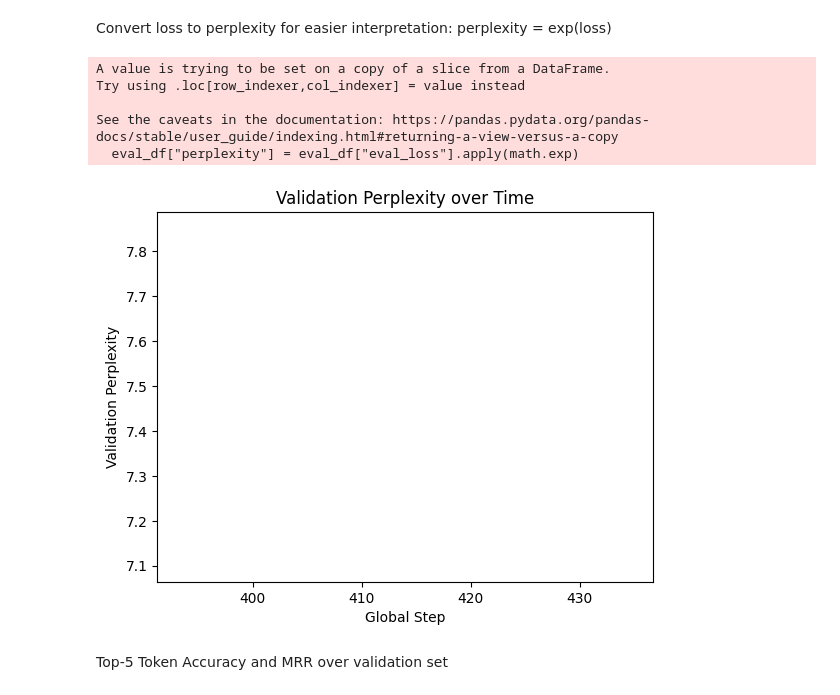
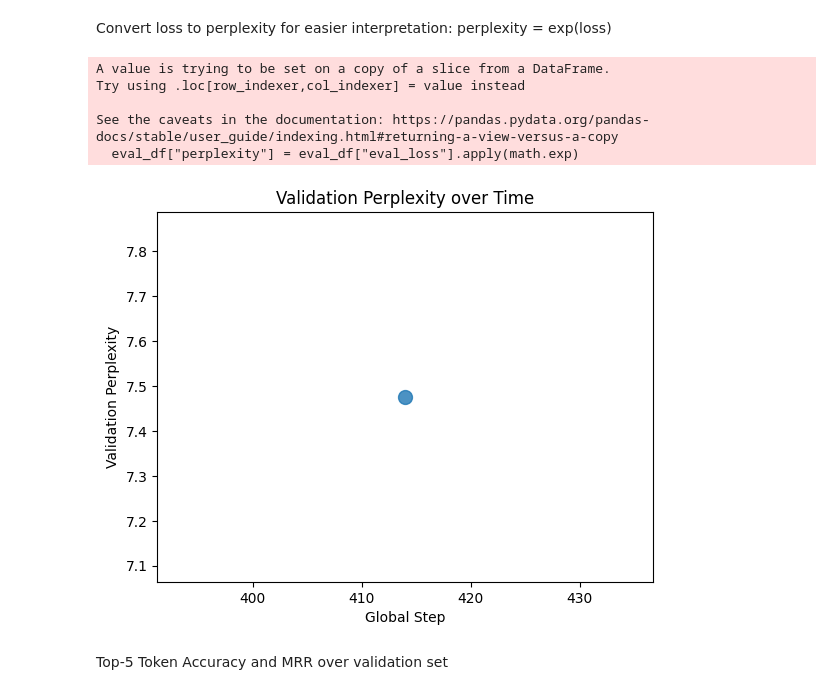
Before and after one commit to zfir-dev/TypeScriptMate-Training, a Jupyter notebook: TS Files to Transformer Model.ipynb, the cells around one changed output. Cells and saved outputs as stored; diff of their text form; code cells hidden in the pictures.

```diff
--- a/TS Files to Transformer Model.ipynb
+++ b/TS Files to Transformer Model.ipynb
@@ -424,18 +430,24 @@ plt.show()
 Convert loss to perplexity for easier interpretation: perplexity = exp(loss)
 # %%
 eval_df["perplexity"] = eval_df["eval_loss"].apply(math.exp)
-plt.plot(eval_df["step"], eval_df["perplexity"])
+plt.figure()
+plt.scatter(
+    eval_df["step"],
+    eval_df["perplexity"],
+    s=100,
+    alpha=0.8
+)
 plt.xlabel("Global Step")
 plt.ylabel("Validation Perplexity")
 plt.title("Validation Perplexity over Time")
 plt.show()
 # %% [output]
 A value is trying to be set on a copy of a slice from a DataFrame.
 Try using .loc[row_indexer,col_indexer] = value instead
 
 See the caveats in the documentation: https://pandas.pydata.org/pandas-docs/stable/user_guide/indexing.html#returning-a-view-versus-a-copy
   eval_df["perplexity"] = eval_df["eval_loss"].apply(math.exp)
-[figure, old version]
+[figure, new version]
 # %% [markdown]
 Top-5 Token Accuracy and MRR over validation set
 # %%
```
Also changed, not shown: parts of 3 cells of this notebook.
